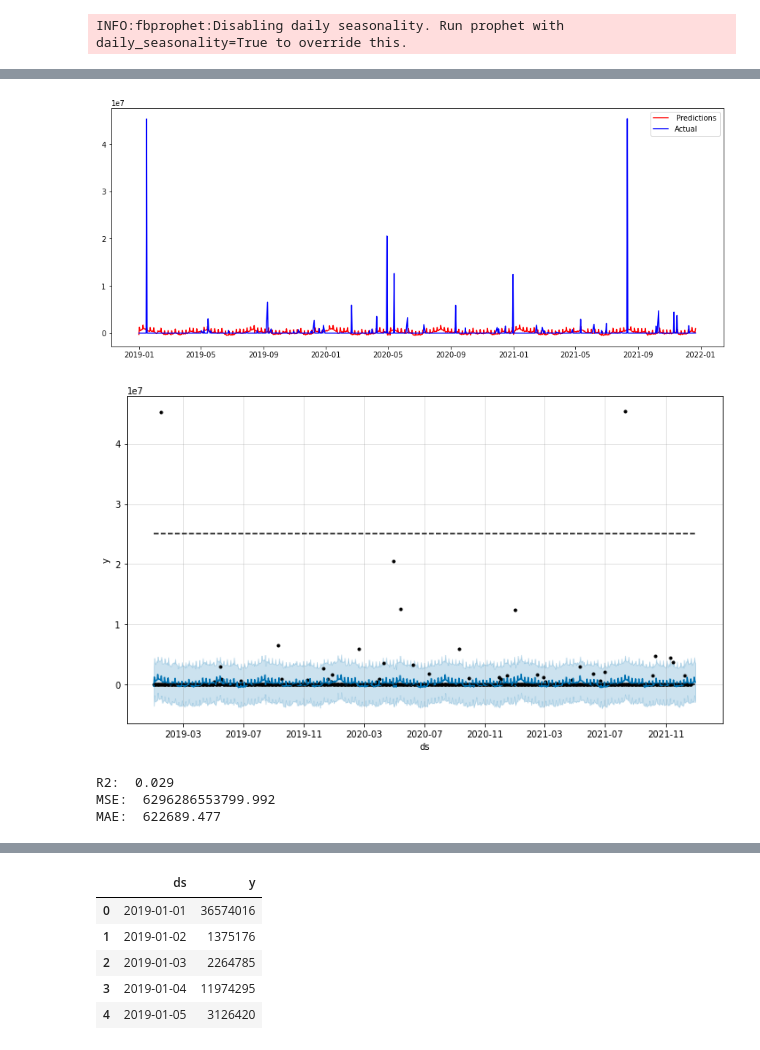
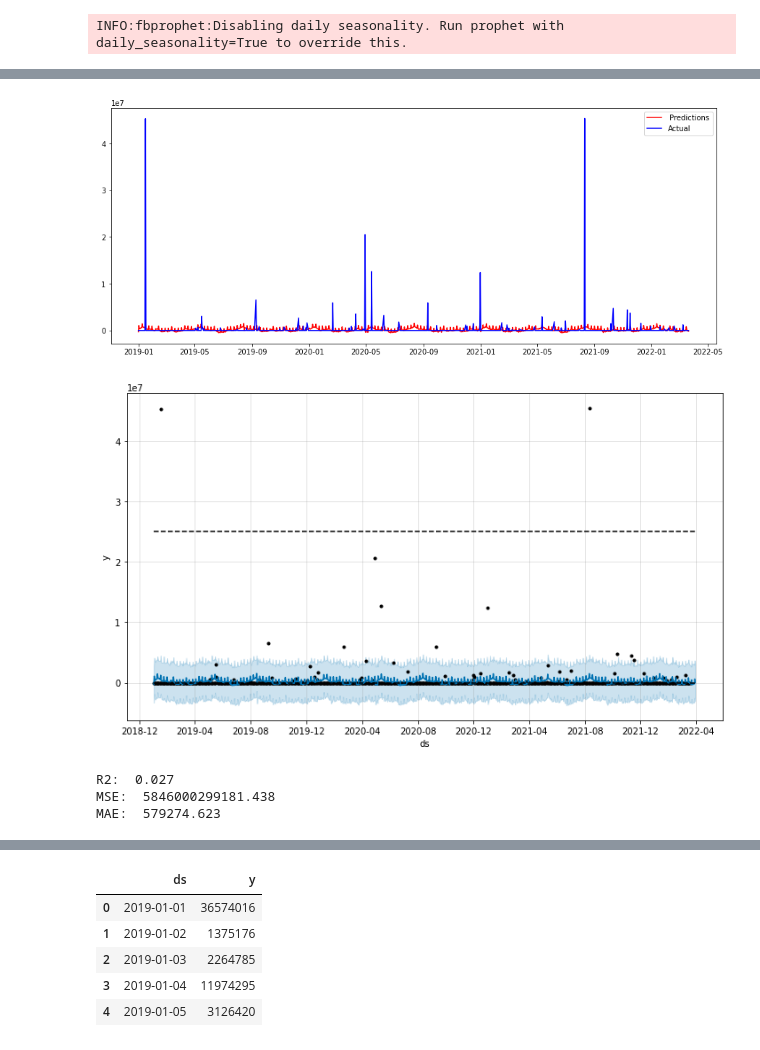
Before and after one commit to parkyw2/keggle, a Jupyter notebook: 기재품_수선비_공장별.ipynb, the cells around one changed output, grey strips where cells are left out. Cells and saved outputs as stored; diff of their text form; code cells hidden in the pictures.

```diff
--- a/기재품_수선비_공장별.ipynb
+++ b/기재품_수선비_공장별.ipynb
@@ -381,7 +370,16 @@ final_1140.head()
 # %%
 #Poseung
+
 df_1150 = df[['date','1150']]
 df_1150['ds'] = pd.to_datetime(df_1150['date'])
 df_1150['y'] = df_1150['1150']
 df_1150 = df_1150.loc[:,['ds', 'y']]
-df_1150.head()
+
+df_1150['ds'] = pd.to_datetime(df_1150['ds'])
+df_1150 = df_1150[df_1150['ds'].dt.dayofweek < 5]
+df_1150['date_index'] = df_1150['ds']
+df_1150 = df_1150.set_index('date_index')
+df_1150['cap'] = 30000000
+df_1150['floor'] = 0
+
+df_1150 = df_1150[datetime(2019, 1, 1):datetime(2022, 3, 21)]
@@ -416,6 +386,3 @@ df_1150.head(10)
-# %%
-from datetime import datetime
-df_1150 = df_1150[datetime(2019, 1, 1):datetime(2021, 12, 22)]
 # %%
 plt.figure(figsize = (25, 9))
 plt.plot(df_1150.index,df_1150.y)
@@ -428,12 +399,13 @@ m.add_seasonality(name='monthly', period=30.5, fourier_order=2)
 m.add_country_holidays(country_name='KR')
 m.fit(df_1150)
 
-future = m.make_future_dataframe(periods=9)
+future = m.make_future_dataframe(periods=10)
 future = future[future['ds'].dt.dayofweek < 5]
 future['cap'] = 25000000
 future['floor'] = 0
 
 forecast=m.predict(future)
-forecast.tail(10)
+
+preds= forecast['yhat'][:-8]
 # %% [output]
 INFO:fbprophet:Disabling daily seasonality. Run prophet with daily_seasonality=True to override this.
@@ -452,16 +412,15 @@ INFO:fbprophet:Disabling daily seasonality. Run prophet with daily_seasonality=T
 # %%
-preds= forecast['yhat'][:-7]
 plt.figure(figsize=(15,6))
 plt.plot(df_1150.index,preds,color='red',label=' Predictions')
 plt.plot(df_1150.index,df_1150.y,color='blue',label='Actual')
 plt.legend()
 plt.show()
 # %% [output]
-[figure, old version]
+[figure, new version]
 # %%
 fig = m.plot(m.predict(future))
 # %% [output]
-[figure, old version]
+[figure, new version]
 # %%
 r2 = round(r2_score(df_1150["y"], preds), 3)
 mse = round(mean_squared_error(df_1150["y"], preds), 3)
@@ -470,9 +429,9 @@ print("R2: ", r2)
 print("MSE: ", mse)
 print("MAE: ", mae)
 # %% [output]
-R2:  0.029
-MSE:  6296286553799.992
-MAE:  622689.477
+R2:  0.027
+MSE:  5846000299181.438
+MAE:  579274.623
 # %%
 fig = m.plot_components(forecast)
 # %% [output]
```
Also changed, not shown: parts of 21 cells of this notebook.
